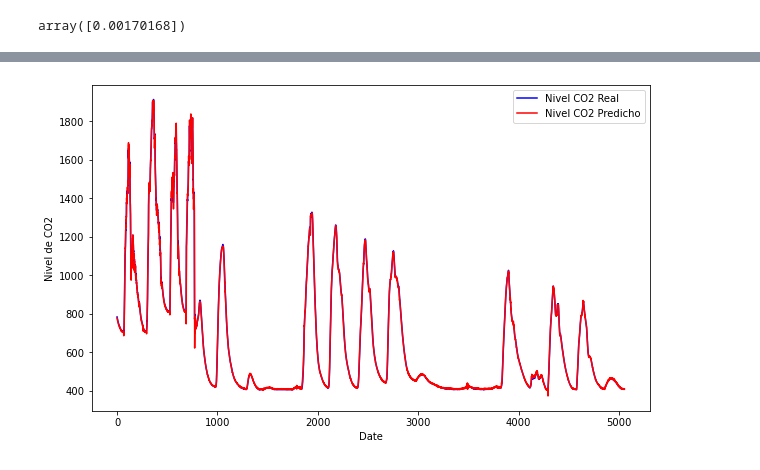
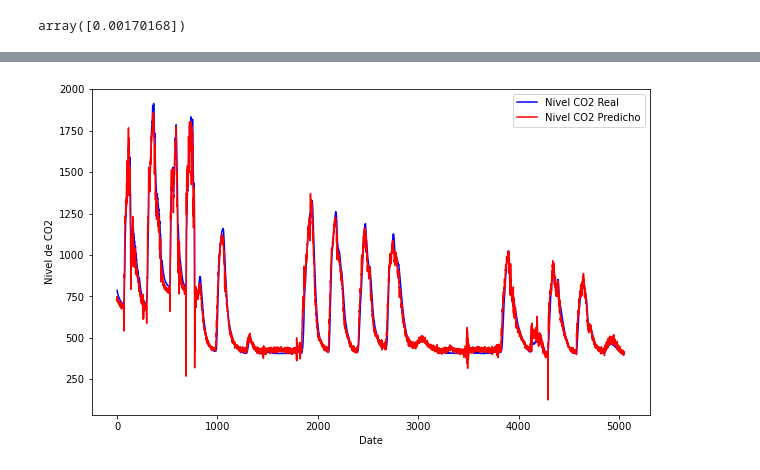
Before and after one commit to CenticMurcia/proyecto-CO2, a Jupyter notebook: Pruebas Modelos Sencillos.ipynb, the cells around one changed output, grey strips where cells are left out. Cells and saved outputs as stored; diff of their text form; code cells hidden in the pictures.

```diff
--- a/Pruebas Modelos Sencillos.ipynb
+++ b/Pruebas Modelos Sencillos.ipynb
@@ -168,14 +273,14 @@ testPredict = modelLR.predict(X_test)
 
 # invert predictions
 trainPredict = scaler.inverse_transform(trainPredict.reshape(-1, 1))
-y_train = scaler.inverse_transform(y_train.to_numpy())
+y_train_transformed = scaler.inverse_transform(y_train.to_numpy())
 testPredict = scaler.inverse_transform(testPredict.reshape(-1, 1))
-y_test = scaler.inverse_transform(y_test.to_numpy())
+y_test_transformed = scaler.inverse_transform(y_test.to_numpy())
 
 # calculate root mean squared error
-trainScore = math.sqrt(mean_squared_error(y_train, trainPredict.ravel()))
+trainScore = math.sqrt(mean_squared_error(y_train_transformed, trainPredict.ravel()))
 print('Train Score: %.2f RMSE' % (trainScore))
-testScore = math.sqrt(mean_squared_error(y_test, testPredict.ravel()))
+testScore = math.sqrt(mean_squared_error(y_test_transformed, testPredict.ravel()))
 print('Test Score: %.2f RMSE' % (testScore))
 # %% [output]
 Train Score: 12.62 RMSE
@@ -237,35 +348,9 @@ array([[ 0.12582064, -0.00158447, -0.09490568, -0.0147944 ,  0.02346009,
 modelLR.intercept_
 # %% [output]
 array([0.00170168])
-# %%
-def recursiveStepsAhead(X_test, y_test, nSteps, scaler, model):
-    prueba_X_test = X_test.copy()
-    testPred = []
-    preds = []
-
-    testPredict = modelLR.predict(prueba_X_test)
-    lagsco2 = np.sum([len(re.findall("Lag_co2*", i)) for i in X_test.columns])
-
-    for p in range(10):
-        prueba_X_test = pd.concat([prueba_X_test.iloc[:,:-lagsco2], prueba_X_test.iloc[:,-lagsco2:].shift(1, axis = 1) ], axis=1)
-        prueba_X_test['Lag_co2_' + str(1)] = testPredict
-
-        testPredict = model.predict(prueba_X_test)
-
-        # invert predictions
-        testPredict_transform = scaler.inverse_transform(testPredict.reshape(-1, 1))
-        y_test_transform = scaler.inverse_transform(y_test.to_numpy())
-
-        # calculate root mean squared error
-        testScore = math.sqrt(mean_squared_error(y_test_transform, testPredict_transform.ravel()))
-        testPred.append(testScore)
-        preds.append(testPredict_transform)
-        print('Test Score: %.2f RMSE' % (testScore))
-
-    return testPred, preds
 # %%
 scaler = preprocessing.MinMaxScaler(feature_range=(0, 1))
 scaler.fit_transform(df_lags_10['co2'].to_numpy().reshape(-1, 1))
 
-testPred_10, preds_10 = recursiveStepsAhead(X_test, y_test, 10, scaler, modelLR)
+rmse_10, mae_10, preds_10 = recursiveStepsAhead(X_test, y_test, 10, scaler, modelLR)
 # %% [output]
@@ -316,10 +374,10 @@ Test Score: 51.44 RMSE
 # %%
 plt.figure(figsize=(10,6))
-plt.plot(y_test_transform, color='blue', label='Nivel CO2 Real')
-plt.plot(preds[0] , color='red', label='Nivel CO2 Predicho')
+plt.plot(y_test_transformed, color='blue', label='Nivel CO2 Real')
+plt.plot(preds_10[9] , color='red', label='Nivel CO2 Predicho')
 plt.xlabel('Date')
 plt.ylabel('Nivel de CO2')
 plt.legend()
 plt.show()
 # %% [output]
-[figure, old version]
+[figure, new version]
```
Also changed, not shown: parts of 28 cells of this notebook.
